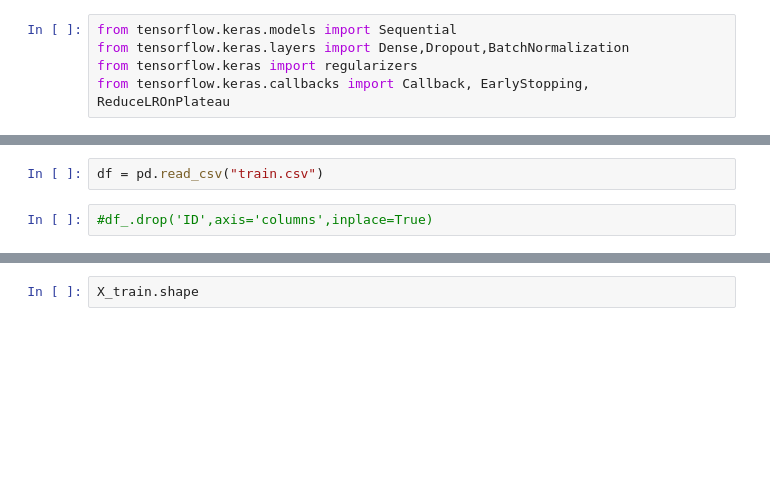
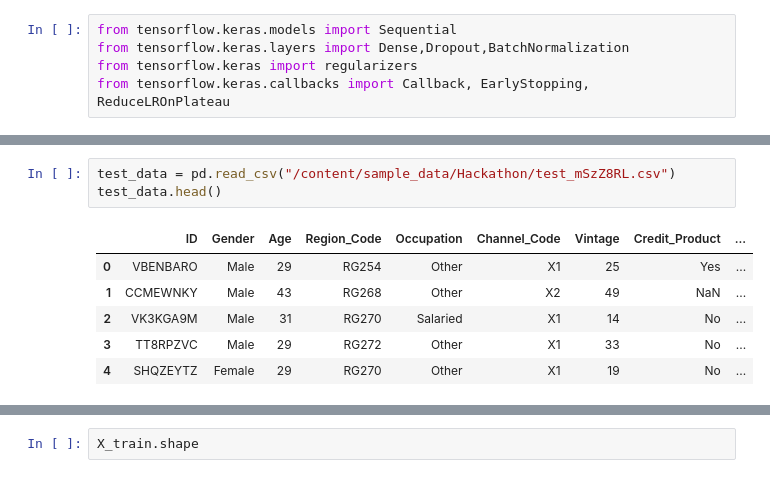
Before and after one commit to invisible23man/Hackathon, a Jupyter notebook: Hackathon.ipynb, the cells around one changed output, grey strips where cells are left out. Cells and saved outputs as stored; diff of their text form; blank space fills up the shorter version.

```diff
--- a/Hackathon.ipynb
+++ b/Hackathon.ipynb
@@ -22,7 +22,13 @@ df_.head()
 | 2 | HD3DSEMC | Female | 56 | RG268 | Self_Employed | X3 | 26 | No | ... |
 | 3 | BF3NC7KV | Male | 34 | RG270 | Salaried | X1 | 19 | No | ... |
 | 4 | TEASRWXV | Female | 30 | RG282 | Salaried | X1 | 33 | No | ... |
-# %%
-df = pd.read_csv("train.csv")
-# %%
-#df_.drop('ID',axis='columns',inplace=True)
+# %%
+test_data = pd.read_csv("/content/sample_data/Hackathon/test_mSzZ8RL.csv")
+test_data.head()
+# %% [output]
+|  | ID | Gender | Age | Region_Code | Occupation | Channel_Code | Vintage | Credit_Product | ... |
+| 0 | VBENBARO | Male | 29 | RG254 | Other | X1 | 25 | Yes | ... |
+| 1 | CCMEWNKY | Male | 43 | RG268 | Other | X2 | 49 | NaN | ... |
+| 2 | VK3KGA9M | Male | 31 | RG270 | Salaried | X1 | 14 | No | ... |
+| 3 | TT8RPZVC | Male | 29 | RG272 | Other | X1 | 33 | No | ... |
+| 4 | SHQZEYTZ | Female | 29 | RG270 | Other | X1 | 19 | No | ... |
```
Also changed, not shown: parts of 22 cells of this notebook.
